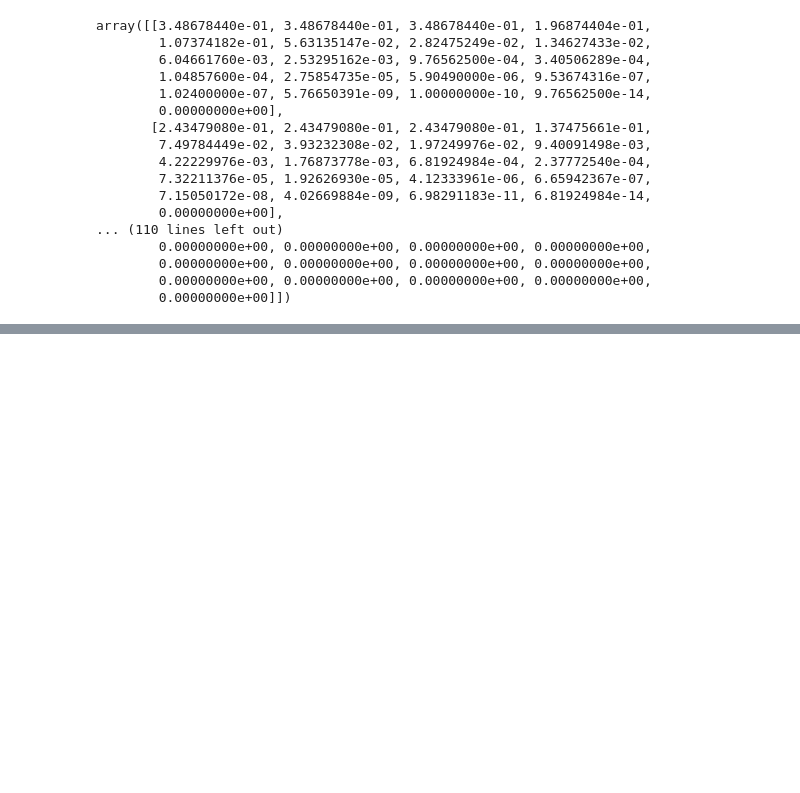
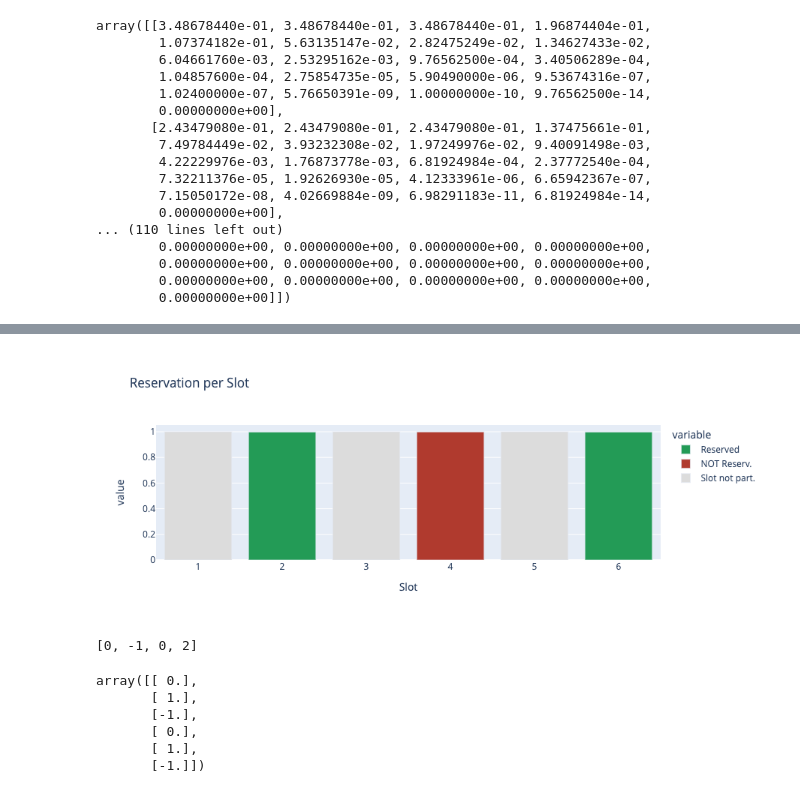
Before and after one commit to jlp237/MA-VPP-RL-bidding, a Jupyter notebook: Reward_experiments.ipynb, the cells around one changed output, grey strips where cells are left out. Drawn from its saved outputs; the diff is of its cells as text; code cells hidden in the pictures; blank space fills up the shorter version.

```diff
--- a/Reward_experiments.ipynb
+++ b/Reward_experiments.ipynb
@@ -163,0 +199,58 @@ array([[3.48678440e-01, 3.48678440e-01, 3.48678440e-01, 1.96874404e-01,
+# %%
+import pandas as pd
+import plotly.express as px
+
+def list_generator(list_true):
+
+    list_false = [None,None,None,None,None,None]
+    list_none = [None,None,None,None,None,None]
+
+    for slot in range(6):
+        if list_true[slot] == 1:
+            list_false[slot] = 0
+            list_none[slot] = 0
+        elif list_true[slot] == 0:
+            list_false[slot] = 0
+            list_true[slot]  = 0
+            list_none[slot] = 1
+        elif list_true[slot] == -1:
+            list_false[slot] = 1
+            list_none[slot] = 0
+            list_true[slot] = 0
+
+    return list_true, list_false, list_none
+
+
+# Render Reservation for each Slot
+slots_reserved = [0,1,0,-1,0,1]
+
+slots_reserved, slots_not_reserved, slots_not_participated = list_generator(slots_reserved)
+
+reserved_data = {'Reserved': slots_reserved, 'NOT Reserv.': slots_not_reserved, 'Slot not part.': slots_not_participated}
+reserved_df = pd.DataFrame(data=reserved_data, index=[1, 2, 3, 4, 5, 6])
+
+reserved_plot = px.bar(reserved_df,  x=reserved_df.index, y=['Reserved', 'NOT Reserv.', 'Slot not part.'], color_discrete_sequence=[ "#239B56", "#B03A2E", "gainsboro"] , labels={"index": "Slot"}, title="Reservation per Slot")
+reserved_plot
+# %% [output]
+[figure, added]
+# %%
+a = [0,1,0,2]
+a[1] = -1
+a
+# %% [output]
+[0, -1, 0, 2]
+# %%
+from sklearn.preprocessing import MinMaxScaler
+import numpy as np
+
+list_scaler = MinMaxScaler(feature_range=(-1,1))
+list_scaler.fit(np.array([-1, 0, 1]).reshape(-1, 1))
+
+list_scaler.transform(np.array([0,1,-1,0,1,-1]).reshape(-1, 1))
+# %% [output]
+array([[ 0.],
+       [ 1.],
+       [-1.],
+       [ 0.],
+       [ 1.],
+       [-1.]])
```
Also changed, not shown: parts of 1 cell of this notebook, 12 other files.
